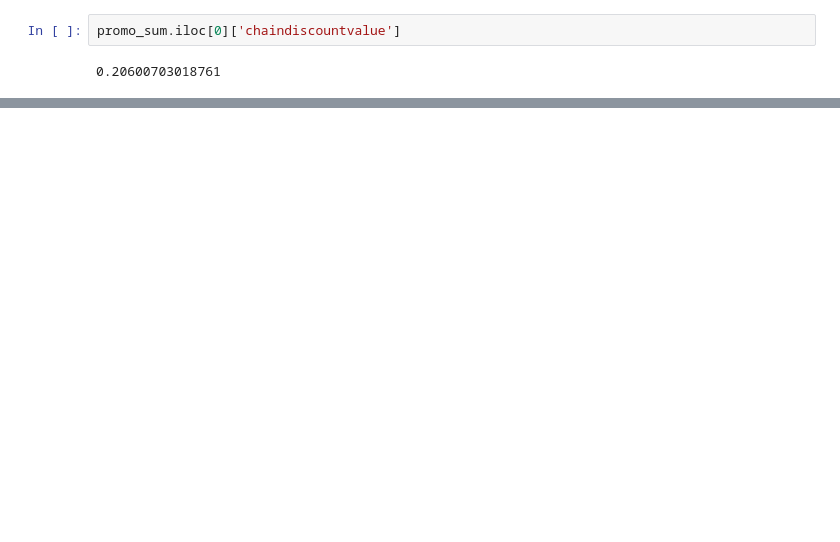
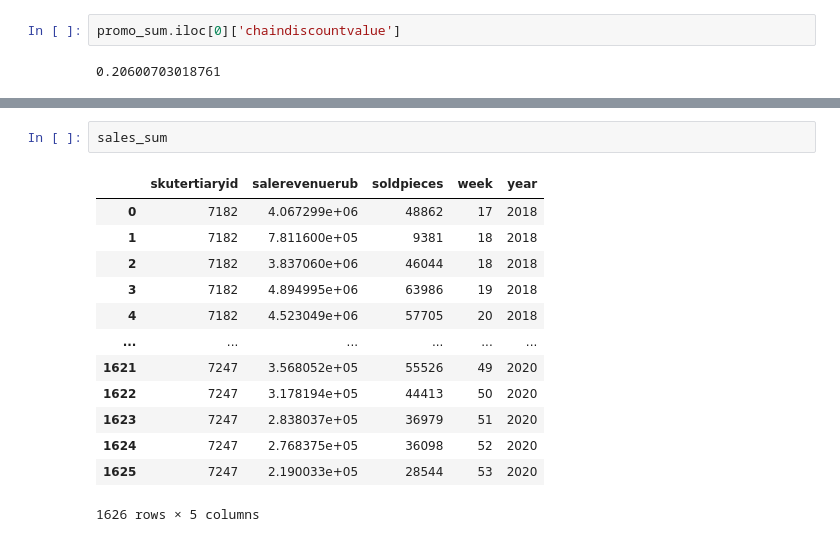
Before and after one commit to KMSIGN/accenture-promo-hack, a Jupyter notebook: experiments/train.ipynb, the cells around one changed output, grey strips where cells are left out. Saved outputs shown, nothing was run; the diff lists cells and outputs as text; blank space fills up the shorter version.

```diff
--- a/experiments/train.ipynb
+++ b/experiments/train.ipynb
@@ -48,0 +86,16 @@ promo_sum.iloc[0]['chaindiscountvalue']
+# %%
+sales_sum
+# %% [output]
+|  | skutertiaryid | salerevenuerub | soldpieces | week | year |
+| 0 | 7182 | 4.067299e+06 | 48862 | 17 | 2018 |
+| 1 | 7182 | 7.811600e+05 | 9381 | 18 | 2018 |
+| 2 | 7182 | 3.837060e+06 | 46044 | 18 | 2018 |
+| 3 | 7182 | 4.894995e+06 | 63986 | 19 | 2018 |
+| 4 | 7182 | 4.523049e+06 | 57705 | 20 | 2018 |
+| ... | ... | ... | ... | ... | ... |
+| 1621 | 7247 | 3.568052e+05 | 55526 | 49 | 2020 |
+| 1622 | 7247 | 3.178194e+05 | 44413 | 50 | 2020 |
+| 1623 | 7247 | 2.838037e+05 | 36979 | 51 | 2020 |
+| 1624 | 7247 | 2.768375e+05 | 36098 | 52 | 2020 |
+| 1625 | 7247 | 2.190033e+05 | 28544 | 53 | 2020 |
+1626 rows × 5 columns
```
Also changed, not shown: parts of 29 cells of this notebook, 2 other files.
